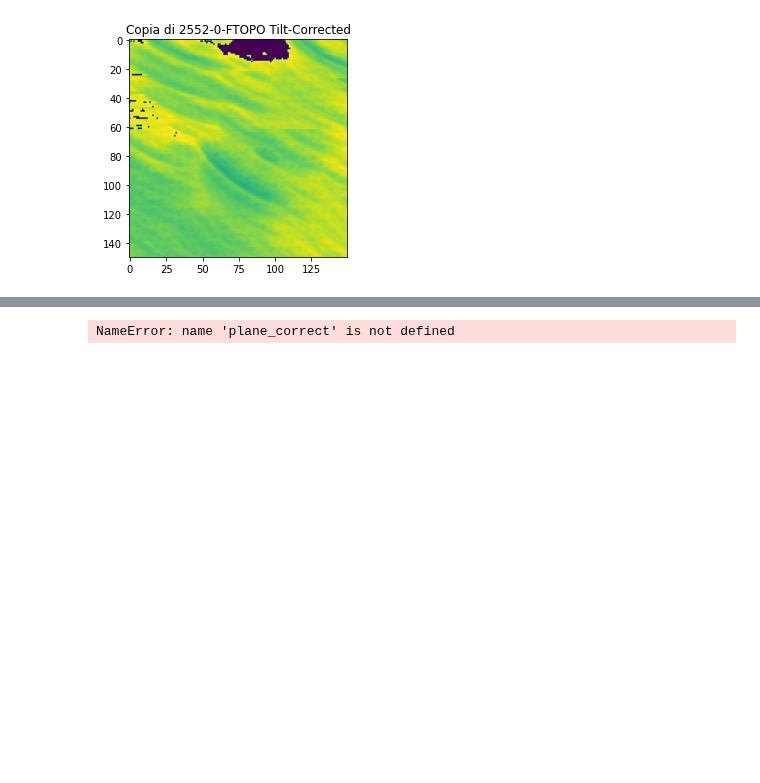
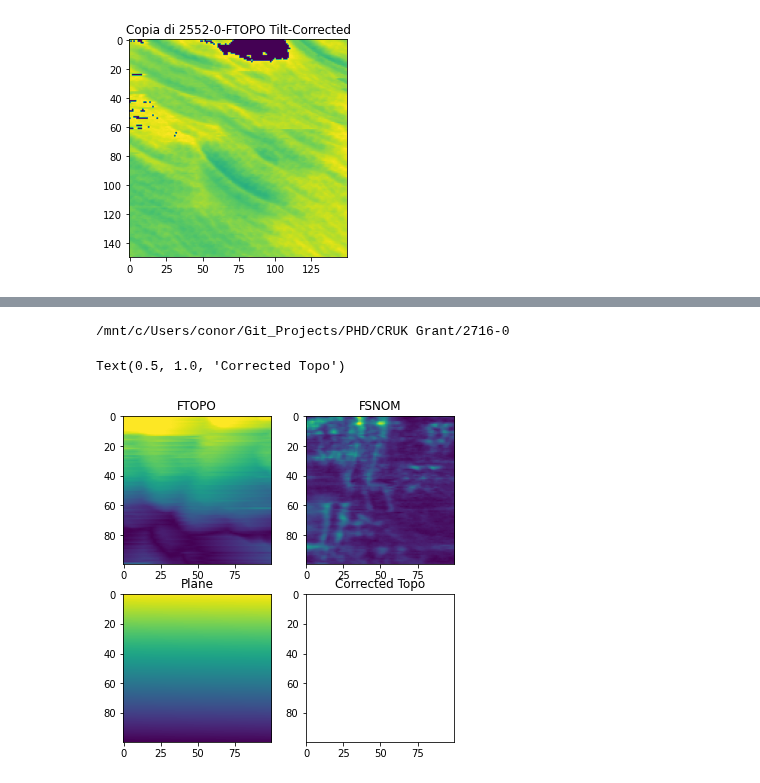
Before and after one commit to c-whitley/PHD, a Jupyter notebook: SNOM_Tilt_Correction.ipynb, the cells around one changed output, grey strips where cells are left out. Saved outputs shown, nothing was run; the diff lists cells and outputs as text; code cells hidden in the pictures; blank space fills up the shorter version.

Commit message:
Synching Topo output

```diff
--- a/SNOM_Tilt_Correction.ipynb
+++ b/SNOM_Tilt_Correction.ipynb
@@ -67,28 +87,40 @@ from scipy.io import savemat
 # %%
 fig, ((ax1, ax2), (ax3, ax4)) = plt.subplots(ncols=2, nrows=2, figsize=(6,6))
 
-im_file= df.iloc[17]
+im_file= df.iloc[9]
 
 ftopo = im_file.FTOPO
 fsnom = im_file.FSNOM
-
-data = {'FTOPO': im_file.FTOPO, 'FSNOM': im_file.FSNOM, 'BTOPO': im_file.BTOPO, 'BSNOM': im_file.BSNOM}
-
-savemat(os.path.join(os.getcwd(), 'test.mat'), data)
 
 plane = plane_correct(ftopo)
 
 plane_n = (plane)/plane.max()
 fsnom_n = (fsnom)/fsnom.max()
 
-ax1.imshow(ftopo);
+print(im_file.fileName)
+
+data = {'FTOPO': im_file.FTOPO,
+        'FSNOM': im_file.FSNOM,
+        'BTOPO': im_file.BTOPO,
+        'BSNOM': im_file.BSNOM,
+        'FTOPO_Tilt_corrected': im_file.FTOPO-plane_correct(im_file.FTOPO),
+        'BTOPO_Tilt_corrected': im_file.BTOPO-plane_correct(im_file.BTOPO)}
+
+savemat(os.path.join(os.getcwd(), 'test.mat'), data)
+
+im = im_file.FSNOM/(ftopo-plane)
+
+
+ax1.imshow(im_file.FTOPO);
 ax1.set_title("FTOPO")
-ax2.imshow(fsnom);
+ax2.imshow(im_file.FSNOM + im_file.BSNOM);
 ax2.set_title('FSNOM')
 ax3.imshow(plane);
 #ax3.imshow(((fsnom_n - plane_n)*fsnom.max()))
 ax3.set_title('Plane')
-ax4.imshow(ftopo-plane)
+ax4.imshow(np.log((im/im.max())+im.min()))
 ax4.set_title('Corrected Topo')
 # %% [output]
-NameError: name 'plane_correct' is not defined
+/mnt/c/Users/conor/Git_Projects/PHD/CRUK Grant/2716-0
+Text(0.5, 1.0, 'Corrected Topo')
+[figure, added]
```
Also changed, not shown: parts of 2 cells of this notebook, 1 other file.
